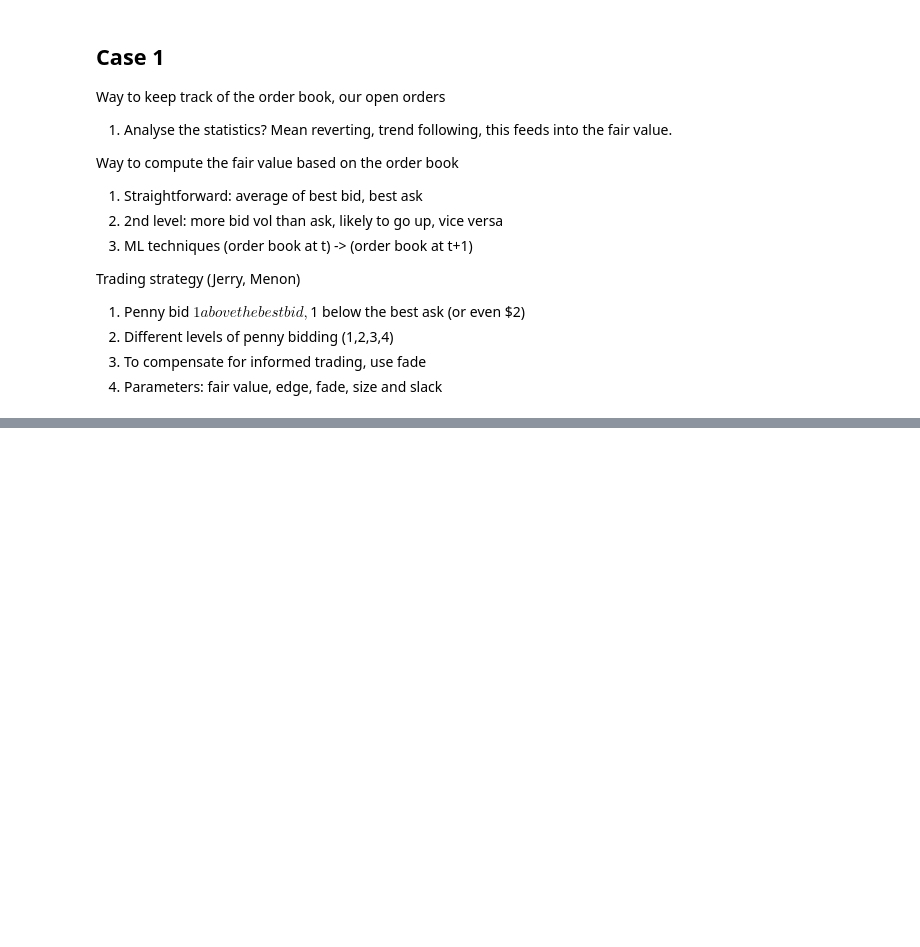
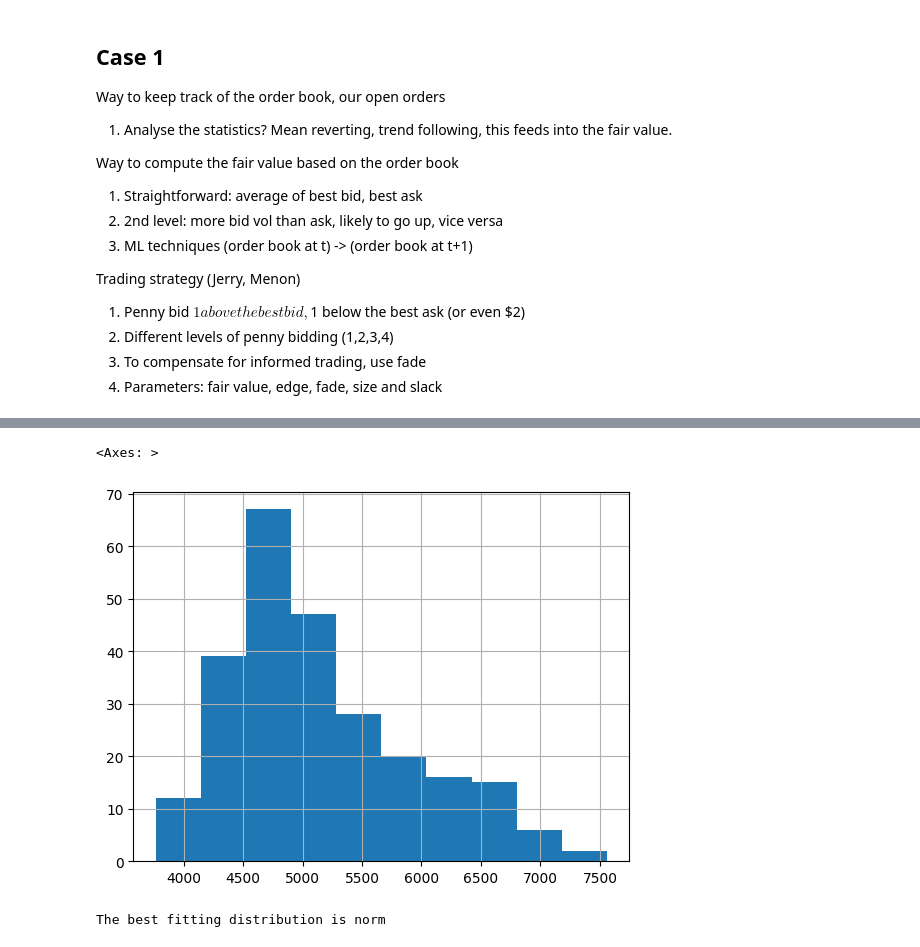
Before and after one commit to sabvan/UChicagoTradingComp, a Jupyter notebook: analysis.ipynb, the cells around one changed output, grey strips where cells are left out. Drawn from its saved outputs; the diff is of its cells as text; code cells hidden in the pictures; blank space fills up the shorter version.

```diff
--- a/analysis.ipynb
+++ b/analysis.ipynb
@@ -138,0 +166,25 @@ Trading strategy (Jerry, Menon)
+# %%
+df['BRV'].hist()
+# %% [output]
+<Axes: >
+[figure, added]
+# %%
+
+# Assuming 'data' is your histogram data
+data = np.log(df['BRV'])
+
+# List of distributions to try
+distributions = [stats.norm, stats.expon, stats.lognorm]
+
+# Fit each distribution and store the sum of squared errors
+sse = {}
+for dist in distributions:
+    params = dist.fit(data)
+    sse[dist.name] = np.sum((data - dist(*params).rvs(len(data)))**2)
+
+# Find the distribution with the lowest sum of squared errors
+best_fit = min(sse, key=sse.get)
+
+print(f"The best fitting distribution is {best_fit}")
+# %% [output]
+The best fitting distribution is norm
```
Also changed, not shown: parts of 6 cells of this notebook, 2 other files.
